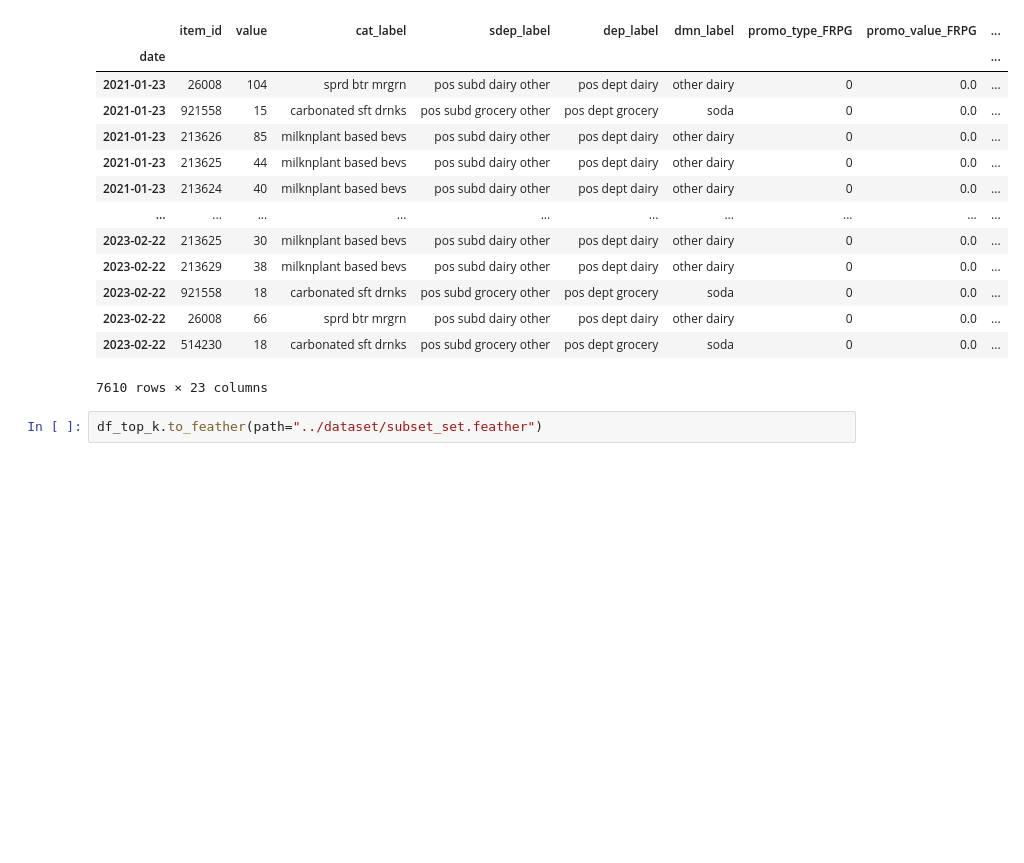
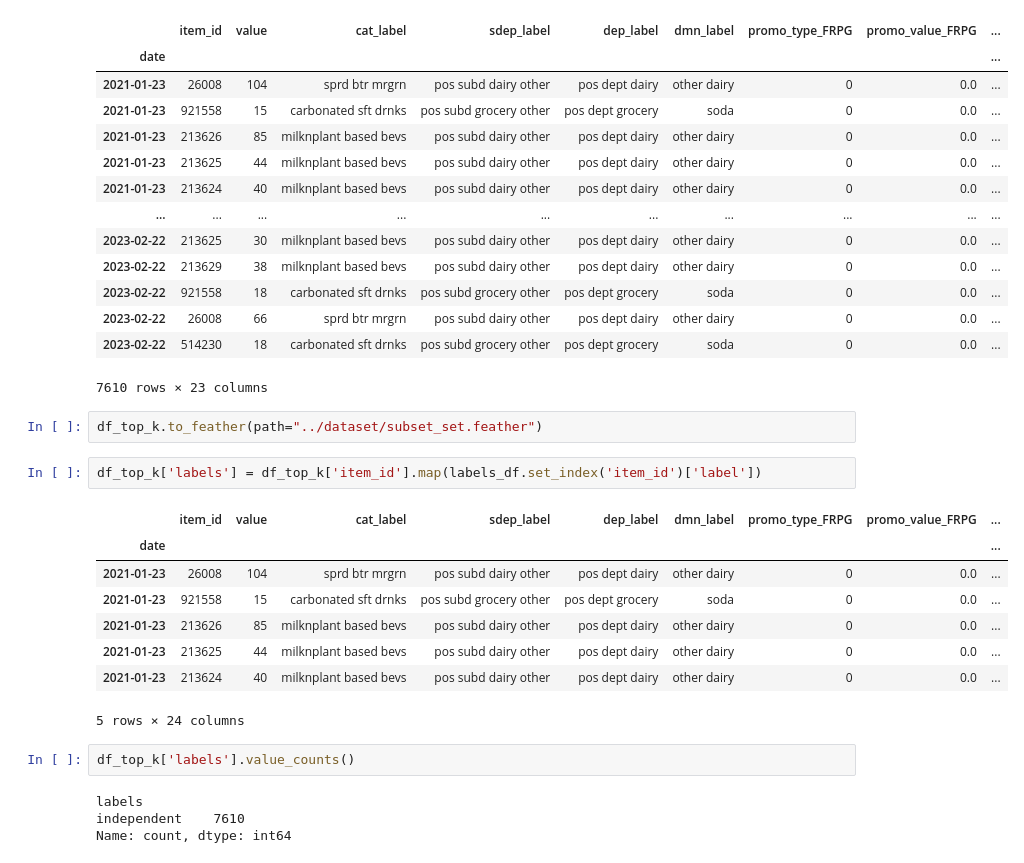
Before and after one commit to up202108724/Dissertation25-26, a Jupyter notebook: EDA/item_classifier2.ipynb, the cells around one changed output. Saved outputs shown, nothing was run; the diff lists cells and outputs as text; blank space fills up the shorter version.

```diff
--- a/EDA/item_classifier2.ipynb
+++ b/EDA/item_classifier2.ipynb
@@ -342,3 +342,20 @@ df_top_k
 7610 rows × 23 columns
 # %%
 df_top_k.to_feather(path="../dataset/subset_set.feather")
+# %%
+df_top_k['labels'] = df_top_k['item_id'].map(labels_df.set_index('item_id')['label'])
+# %% [output]
+|  | item_id | value | cat_label | sdep_label | dep_label | dmn_label | promo_type_FRPG | promo_value_FRPG | ... |
+| date |  |  |  |  |  |  |  |  | ... |
+| 2021-01-23 | 26008 | 104 | sprd btr mrgrn | pos subd dairy other | pos dept dairy | other dairy | 0 | 0.0 | ... |
+| 2021-01-23 | 921558 | 15 | carbonated sft drnks | pos subd grocery other | pos dept grocery | soda | 0 | 0.0 | ... |
+| 2021-01-23 | 213626 | 85 | milknplant based bevs | pos subd dairy other | pos dept dairy | other dairy | 0 | 0.0 | ... |
+| 2021-01-23 | 213625 | 44 | milknplant based bevs | pos subd dairy other | pos dept dairy | other dairy | 0 | 0.0 | ... |
+| 2021-01-23 | 213624 | 40 | milknplant based bevs | pos subd dairy other | pos dept dairy | other dairy | 0 | 0.0 | ... |
+5 rows × 24 columns
+# %%
+df_top_k['labels'].value_counts()
+# %% [output]
+labels
+independent    7610
+Name: count, dtype: int64
```
Also changed, not shown: 8 other files.
